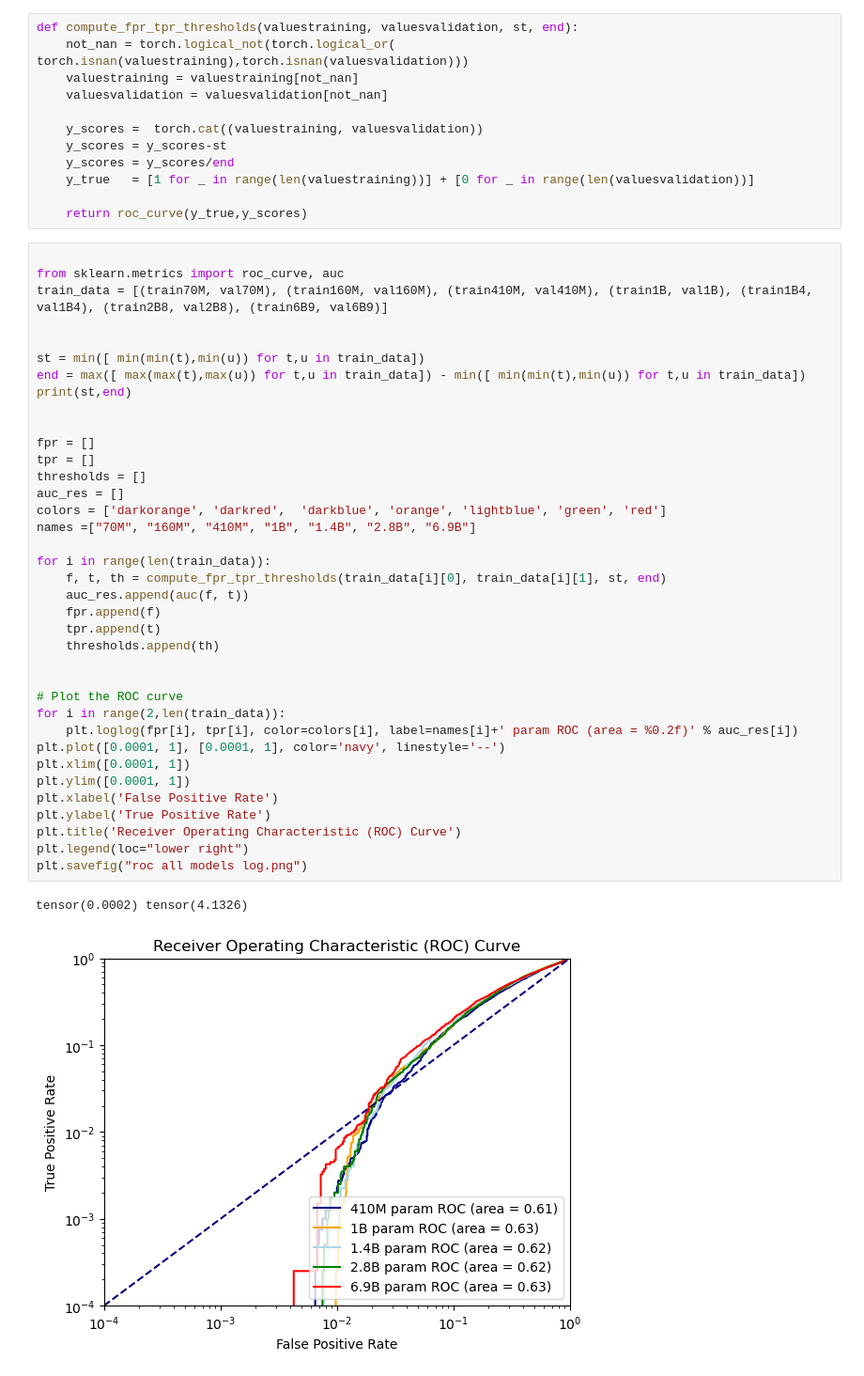
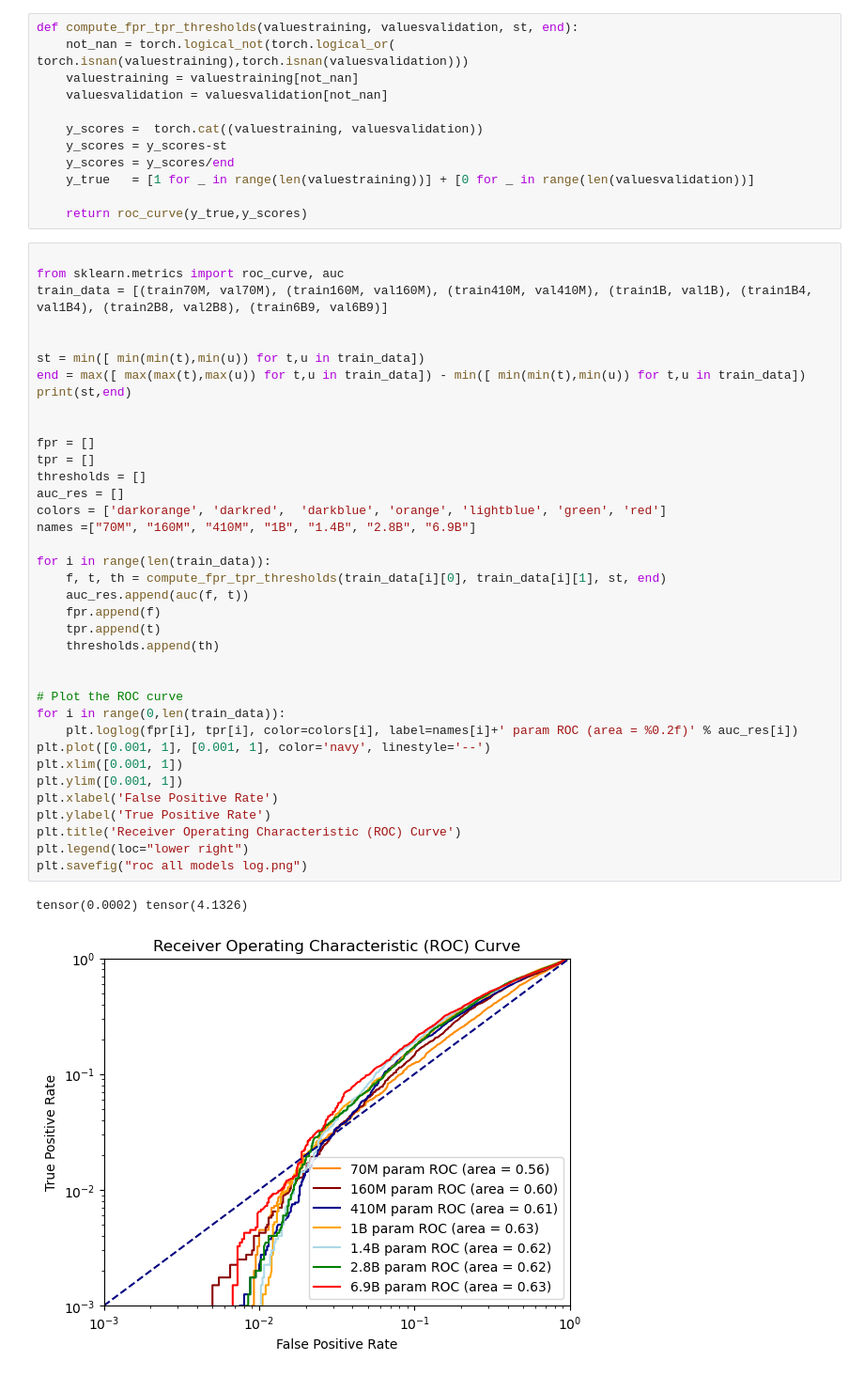
Before and after one commit to safr-ai-lab/pandora-llm, a Jupyter notebook: roc_basic_loss_threshold/plot loss thresholding attack success.ipynb, the cells around one changed output. Shown at 94% size. Cells and saved outputs as stored; diff of their text form.

```diff
--- a/roc_basic_loss_threshold/plot loss thresholding attack success.ipynb
+++ b/roc_basic_loss_threshold/plot loss thresholding attack success.ipynb
@@ -30,35 +30,35 @@ train_data = [(train70M, val70M), (train160M, val160M), (train410M, val410M), (t
 
 st = min([ min(min(t),min(u)) for t,u in train_data])
 end = max([ max(max(t),max(u)) for t,u in train_data]) - min([ min(min(t),min(u)) for t,u in train_data])
 print(st,end)
 
 
 fpr = []
 tpr = []
 thresholds = []
 auc_res = []
 colors = ['darkorange', 'darkred',  'darkblue', 'orange', 'lightblue', 'green', 'red']
 names =["70M", "160M", "410M", "1B", "1.4B", "2.8B", "6.9B"]
 
 for i in range(len(train_data)):
     f, t, th = compute_fpr_tpr_thresholds(train_data[i][0], train_data[i][1], st, end)
     auc_res.append(auc(f, t))
     fpr.append(f)
     tpr.append(t)
     thresholds.append(th)
 
 
 # Plot the ROC curve
-for i in range(2,len(train_data)):
+for i in range(0,len(train_data)):
     plt.loglog(fpr[i], tpr[i], color=colors[i], label=names[i]+' param ROC (area = %0.2f)' % auc_res[i])
-plt.plot([0.0001, 1], [0.0001, 1], color='navy', linestyle='--')
-plt.xlim([0.0001, 1])
-plt.ylim([0.0001, 1])
+plt.plot([0.001, 1], [0.001, 1], color='navy', linestyle='--')
+plt.xlim([0.001, 1])
+plt.ylim([0.001, 1])
 plt.xlabel('False Positive Rate')
 plt.ylabel('True Positive Rate')
 plt.title('Receiver Operating Characteristic (ROC) Curve')
 plt.legend(loc="lower right")
 plt.savefig("roc all models log.png")
 # %% [output]
 tensor(0.0002) tensor(4.1326)
-[figure, old version]
+[figure, new version]
```
Also changed, not shown: 4 other files.
